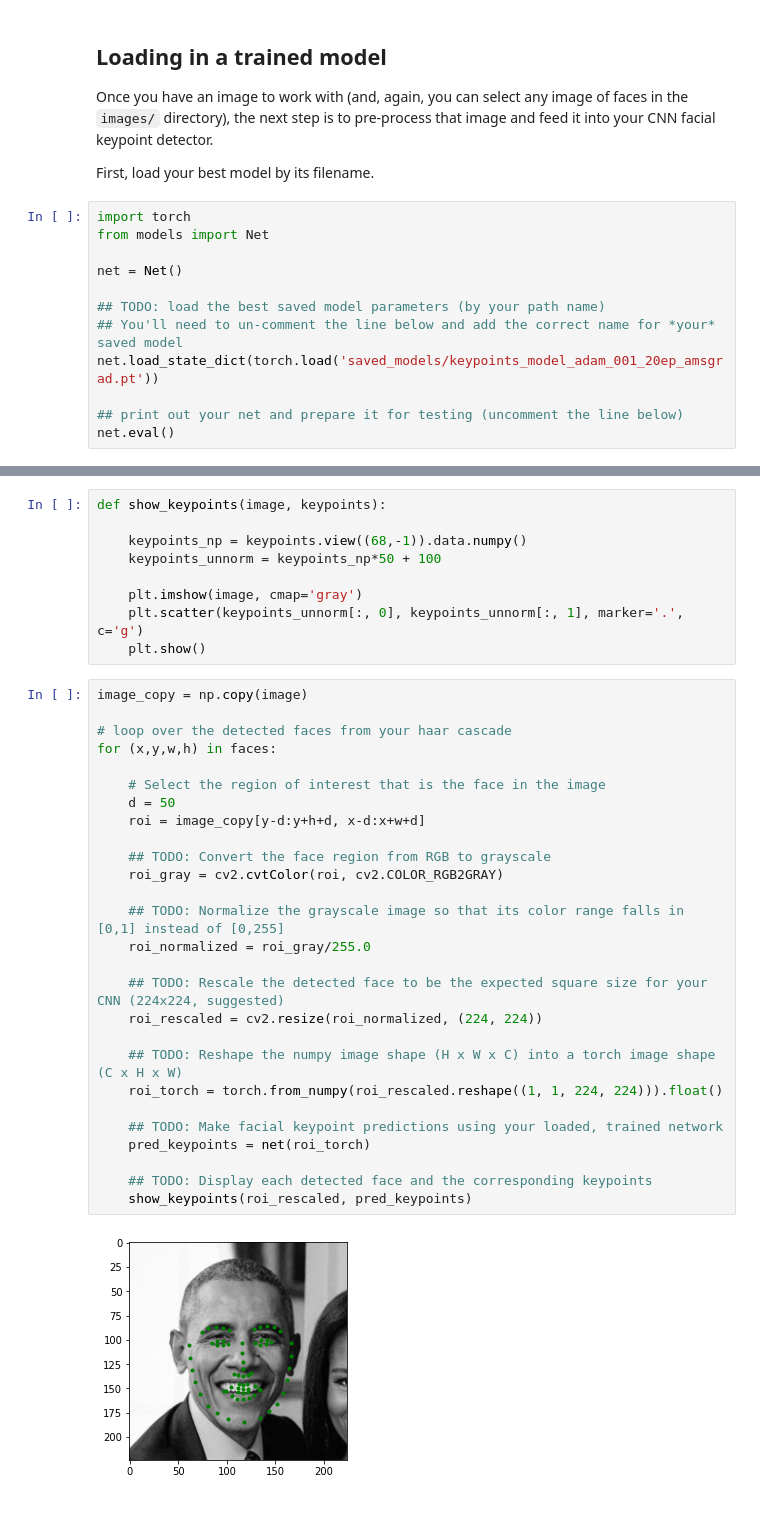
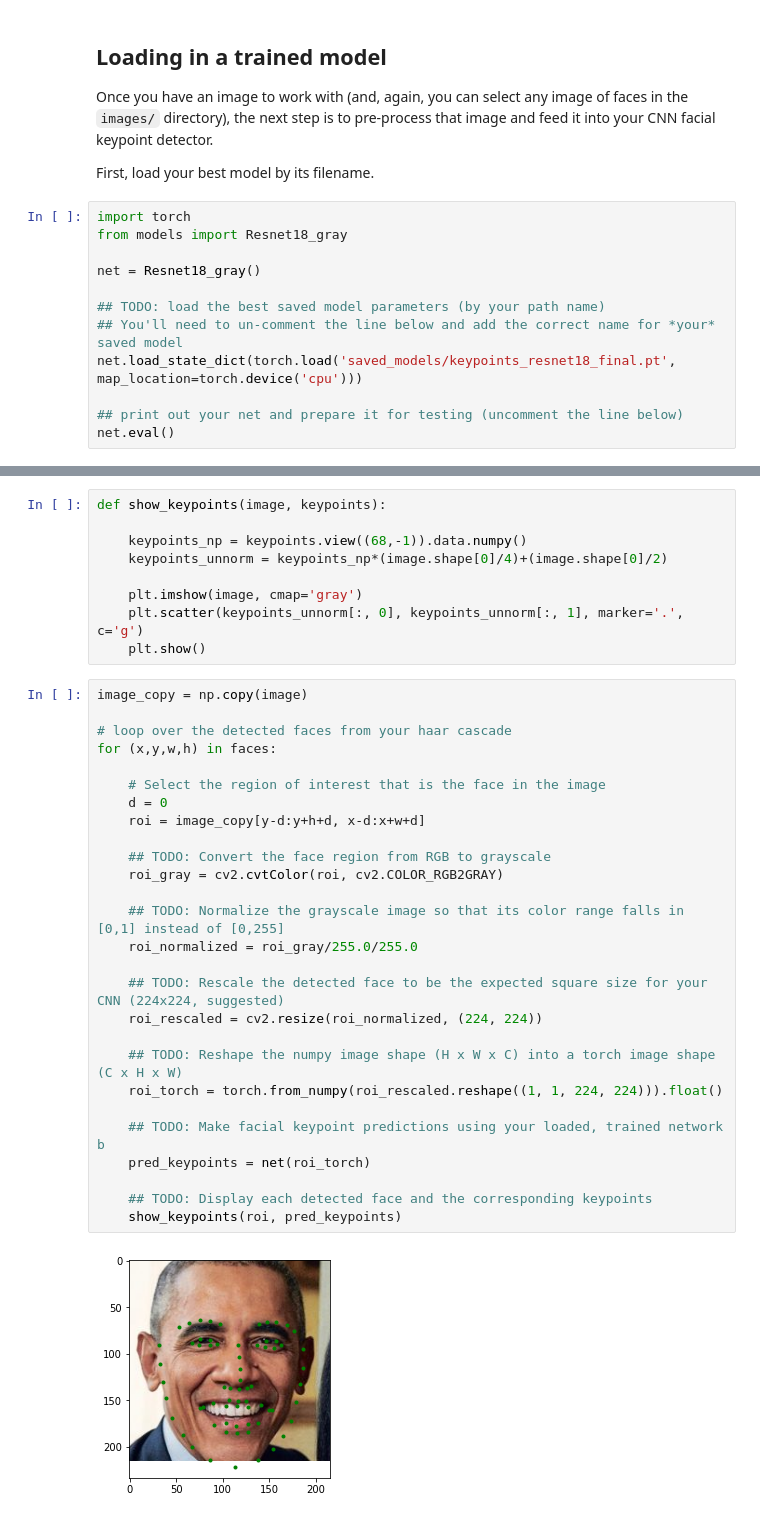
Before and after one commit to wronaq/FacialKeypointDetection, a Jupyter notebook: 3. Facial Keypoint Detection, Complete Pipeline.ipynb, the cells around one changed output, grey strips where cells are left out. Saved outputs shown, nothing was run; the diff lists cells and outputs as text.

```diff
--- a/3. Facial Keypoint Detection, Complete Pipeline.ipynb
+++ b/3. Facial Keypoint Detection, Complete Pipeline.ipynb
@@ -76,13 +76,13 @@ Once you have an image to work with (and, again, you can select any image of fac
 First, load your best model by its filename.
 # %%
 import torch
-from models import Net
+from models import Resnet18_gray
 
-net = Net()
+net = Resnet18_gray()
 
 ## TODO: load the best saved model parameters (by your path name)
 ## You'll need to un-comment the line below and add the correct name for *your* saved model
-net.load_state_dict(torch.load('saved_models/keypoints_model_adam_001_20ep_amsgrad.pt'))
+net.load_state_dict(torch.load('saved_models/keypoints_resnet18_final.pt', map_location=torch.device('cpu')))
 
 ## print out your net and prepare it for testing (uncomment the line below)
 net.eval()
@@ -125,7 +131,7 @@ After each face has been appropriately converted into an input Tensor for your n
 def show_keypoints(image, keypoints):
 
     keypoints_np = keypoints.view((68,-1)).data.numpy()
-    keypoints_unnorm = keypoints_np*50 + 100
+    keypoints_unnorm = keypoints_np*(image.shape[0]/4)+(image.shape[0]/2)
 
     plt.imshow(image, cmap='gray')
     plt.scatter(keypoints_unnorm[:, 0], keypoints_unnorm[:, 1], marker='.', c='g')
@@ -133,29 +139,29 @@ def show_keypoints(image, keypoints):
 # %%
 image_copy = np.copy(image)
 
 # loop over the detected faces from your haar cascade
 for (x,y,w,h) in faces:
 
     # Select the region of interest that is the face in the image
-    d = 50
+    d = 0
     roi = image_copy[y-d:y+h+d, x-d:x+w+d]
 
     ## TODO: Convert the face region from RGB to grayscale
     roi_gray = cv2.cvtColor(roi, cv2.COLOR_RGB2GRAY)
 
     ## TODO: Normalize the grayscale image so that its color range falls in [0,1] instead of [0,255]
-    roi_normalized = roi_gray/255.0
+    roi_normalized = roi_gray/255.0/255.0
 
     ## TODO: Rescale the detected face to be the expected square size for your CNN (224x224, suggested)
     roi_rescaled = cv2.resize(roi_normalized, (224, 224))
 
     ## TODO: Reshape the numpy image shape (H x W x C) into a torch image shape (C x H x W)
     roi_torch = torch.from_numpy(roi_rescaled.reshape((1, 1, 224, 224))).float()
 
-    ## TODO: Make facial keypoint predictions using your loaded, trained network
+    ## TODO: Make facial keypoint predictions using your loaded, trained network b
     pred_keypoints = net(roi_torch)
 
     ## TODO: Display each detected face and the corresponding keypoints
-    show_keypoints(roi_rescaled, pred_keypoints)
+    show_keypoints(roi, pred_keypoints)
 # %% [output]
-[figure, old version]
+[figure, new version]
```
Also changed, not shown: parts of 2 cells of this notebook, 1 other file.
